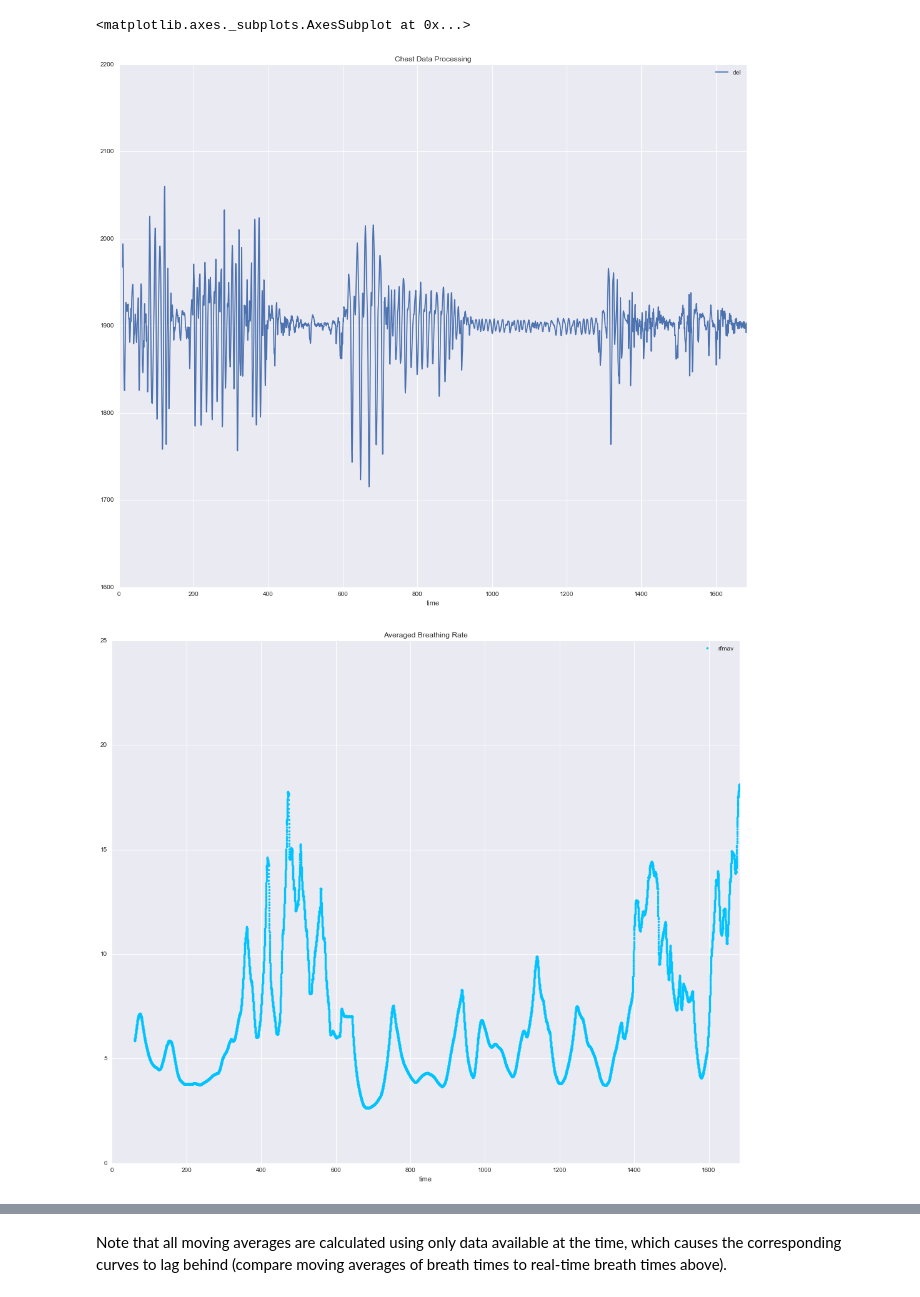
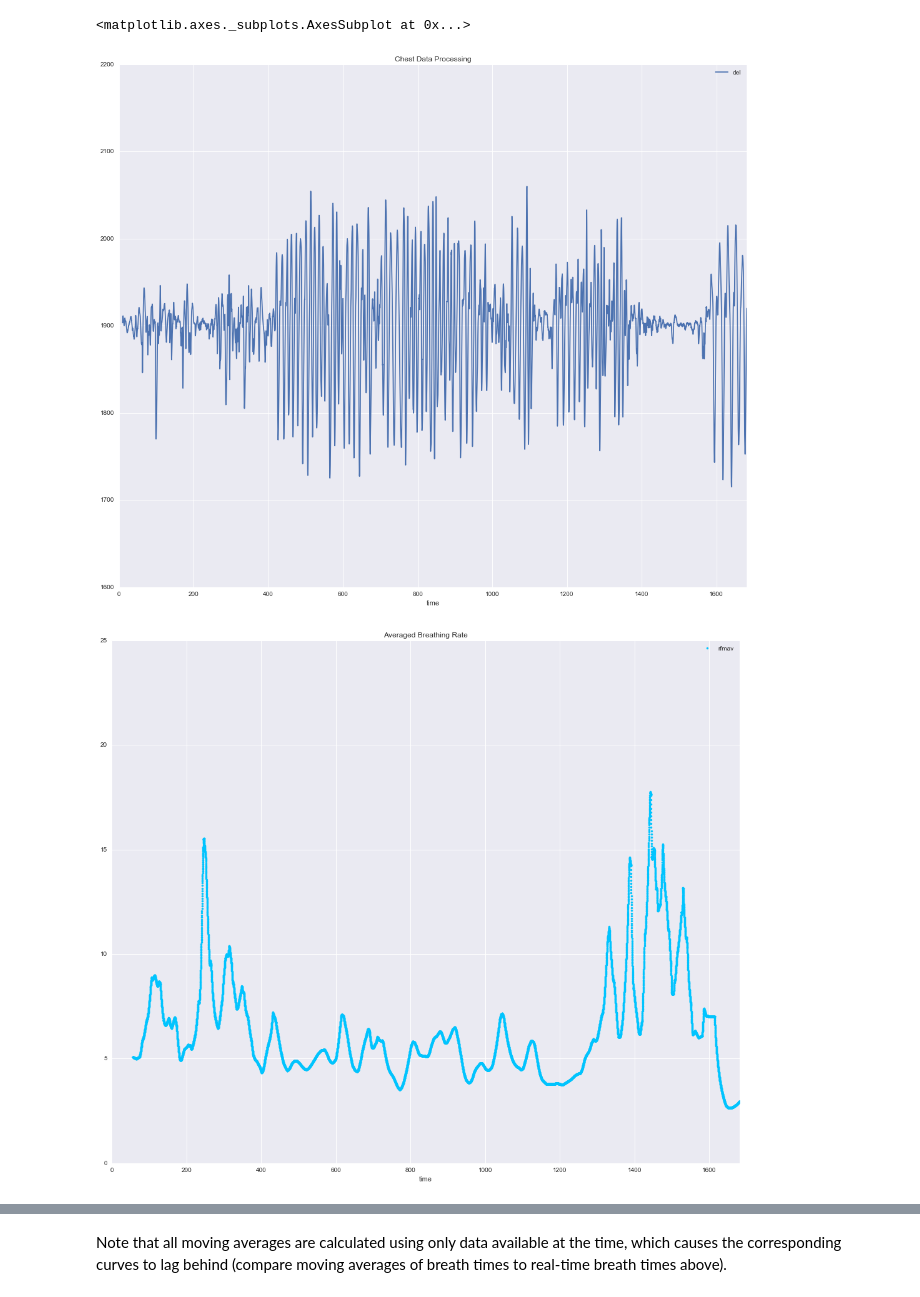
Before and after one commit to jcmorales82/Signal-Processing, a Jupyter notebook: Jill McDonough - Second Sequence.ipynb, the cells around one changed output, grey strips where cells are left out. Cells and saved outputs as stored; diff of their text form; code cells hidden in the pictures.

Commit message:
Jill's fixed second sequence

```diff
--- a/Jill McDonough - Second Sequence.ipynb
+++ b/Jill McDonough - Second Sequence.ipynb
@@ -20,7 +20,7 @@ import breathDetectionFunctions as bd
 #- plotting average of rise and fall breath rate as well (rfmav)
 # %%
 # read in dataset Jill
-dset = pd.read_csv('JillMcDonough2.txt',sep = ' ') # read in dataset
+dset = pd.read_csv('JillMcDonough3.txt',sep = ' ') # read in dataset
 #dset.columns = ['chest','belly','ax','ay','az','gx','gy','gz']
 #dset['time'] = dset.index*(1/20) # add timestamp assuming 20 samples / second
 #print(dset.head(5))
@@ -153,21 +153,23 @@ f = d
 # %%
 # this is just for plotting data
 g = f
 g['cesm'] = f['cesm'] - 500
 g['cmav'] = f['cmav'] - 500
 g['del'] = f['del'] + 1900
 g['b1'] = 1900
 g['ph1'] = 100*f['ph1'] + 2800
 g['b2'] = 1600
 g['ph2'] = 100*f['ph2'] + 2200
 #g.plot(x = 'time',y = ['chest','belly','cesm','cmav','del','b1','ph1','b2'],figsize = (18,15),title = 'Chest Data Processing')
 g.plot(style=['-'],x = 'time',y = ['del'],figsize = (18,15), ylim = (1600,2200), title = 'Chest Data Processing')
 #g.plot(x = 'time',y = ['chest','belly','ph1','ph2'],figsize = (18,15),title = 'Breathing Raw Data')
 #d.plot(x = 'time',y = ['rlast','flast'], figsize = (18,3), title = 'Length of last detected breath, based on successive rise (r) and fall (f) times.')
 d.plot(style=['.'], x = 'time',y = ['rfmav'], color = '#00C4FF', ylim = (0,25), figsize = (18,15), title = 'Averaged Breathing Rate')
 d.plot(x = 'time',y = 'acc',figsize = (18,3), ylim=(0,3500), title = 'Accelerometer Data')
 d.plot(x = 'time',y = 'gyr',figsize = (18,3), ylim=(0,32000), title = 'Gyroscope Data')
+d.plot(x = 'time',y = ['ax','ay','az'],figsize = (18,3), title = 'Accelerometer per Axis')
+d.plot(x = 'time',y = ['gx','gy','gz'],figsize = (18,3), title = 'Gyroscope per Axis')
 # %% [output]
 <matplotlib.axes._subplots.AxesSubplot at 0x...>
-[figure, old version]
+[figure, new version]
-[figure, old version]
+[figure, new version]
```
Also changed, not shown: parts of 5 cells of this notebook.
